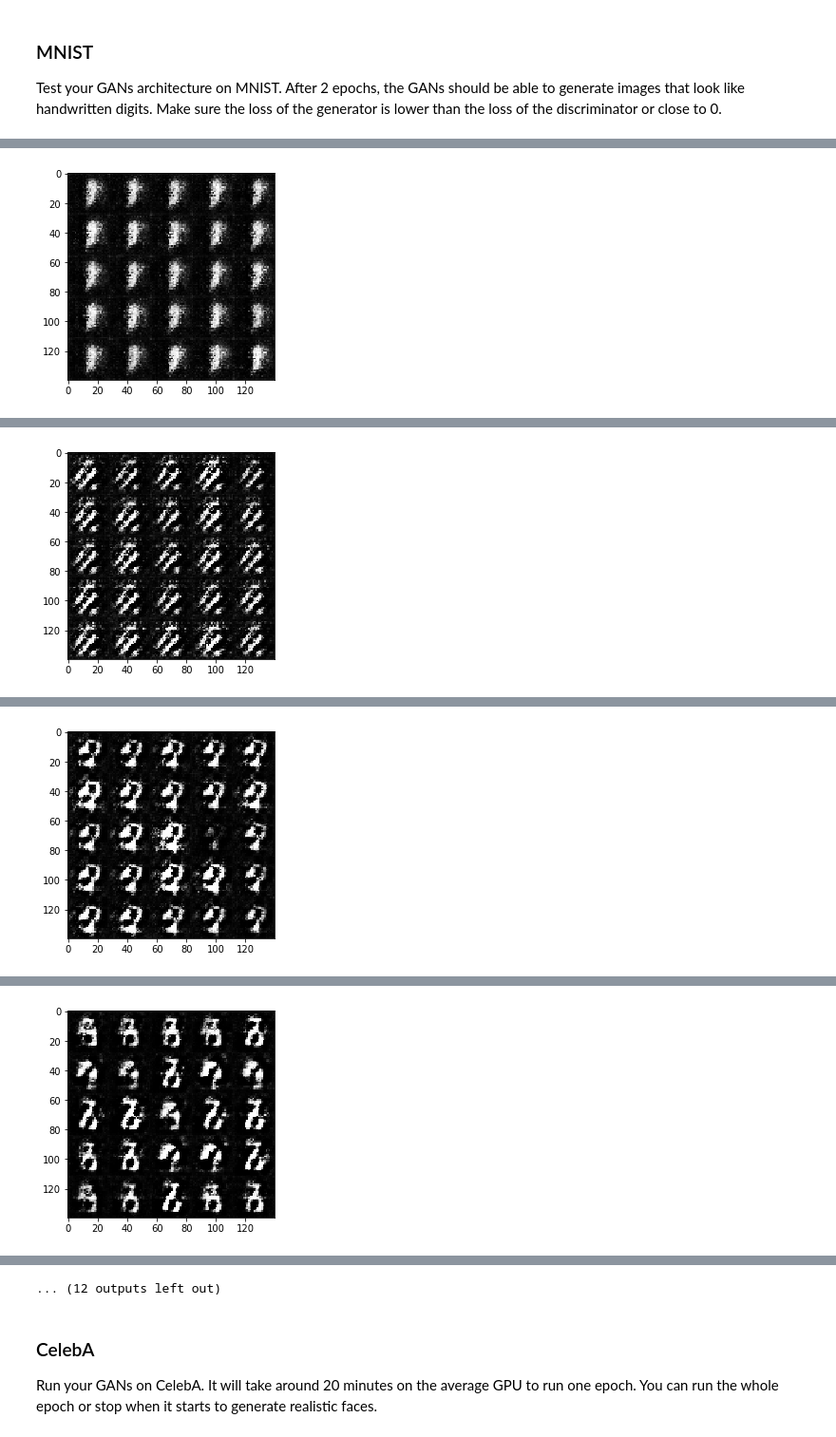
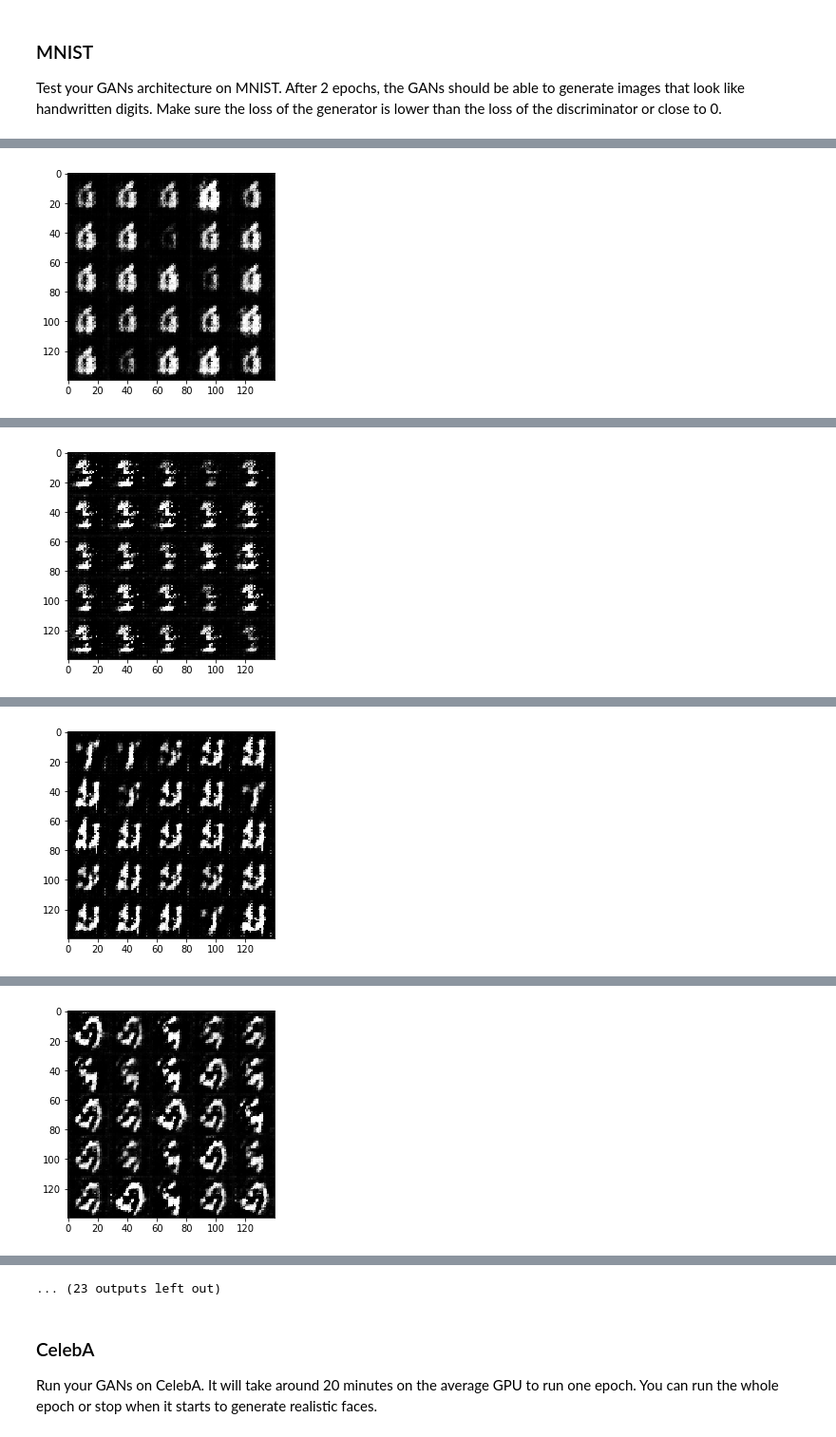
Before and after one commit to Surveshchauhan/Udacity-face_generation, a Jupyter notebook: dlnd_face_generation.ipynb, the cells around one changed output, grey strips where cells are left out. Shown at 95% size. Drawn from its saved outputs; the diff is of its cells as text; code cells hidden in the pictures.

```diff
--- a/dlnd_face_generation.ipynb
+++ b/dlnd_face_generation.ipynb
@@ -394,10 +394,10 @@ def train(epoch_count, batch_size, z_dim, learning_rate, beta1, get_batches, dat
 ### MNIST
 Test your GANs architecture on MNIST.  After 2 epochs, the GANs should be able to generate images that look like handwritten digits.  Make sure the loss of the generator is lower than the loss of the discriminator or close to 0.
 # %%
-batch_size = 100
+batch_size = 64
 z_dim = 100
-learning_rate = 0.0001
-beta1 = 0.2
+learning_rate = 0.0004
+beta1 = 0.5
 
 
 """
@@ -423 +423 @@ Epoch 1/2... Discriminator Loss: 1.4085... Generator Loss: 2.0299
-[figure, old version]
+[figure, new version]
@@ -434 +434 @@ Epoch 1/2... Discriminator Loss: 0.9552... Generator Loss: 2.4129
-[figure, old version]
+[figure, new version]
@@ -445 +445 @@ Epoch 1/2... Discriminator Loss: 0.8986... Generator Loss: 1.3442
-[figure, old version]
+[figure, new version]
@@ -456 +456 @@ Epoch 1/2... Discriminator Loss: 0.9909... Generator Loss: 1.6459
-[figure, old version]
+[figure, new version]
@@ -479,4 +474,4 @@ Epoch 1/2... Discriminator Loss: 0.9625... Generator Loss: 0.9308
-... (12 outputs left out)
+... (23 outputs left out)
 # %% [markdown]
 ### CelebA
 Run your GANs on CelebA.  It will take around 20 minutes on the average GPU to run one epoch.  You can run the whole epoch or stop when it starts to generate realistic faces.
```
Also changed, not shown: parts of 2 cells of this notebook, 1 other file.
